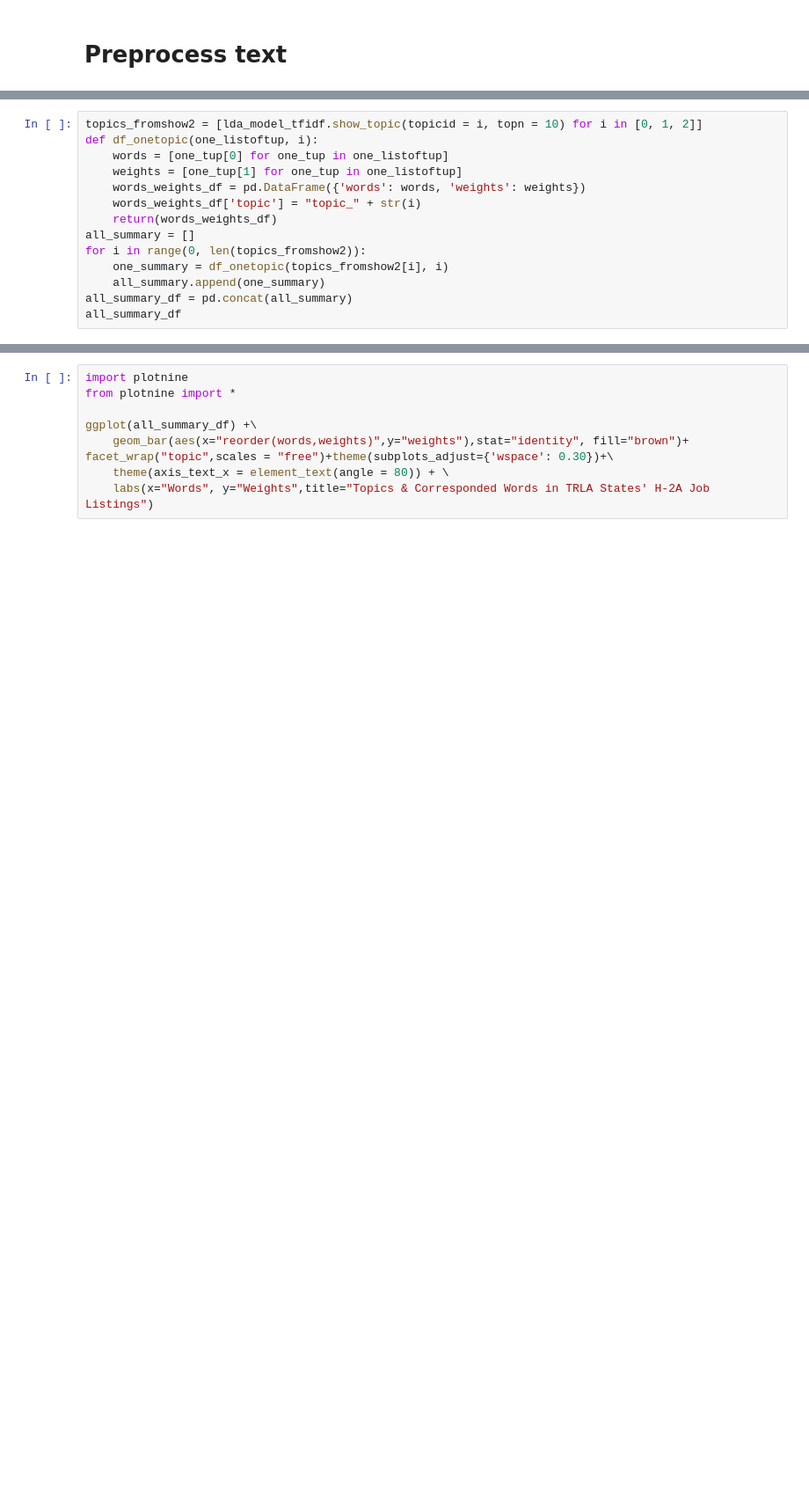
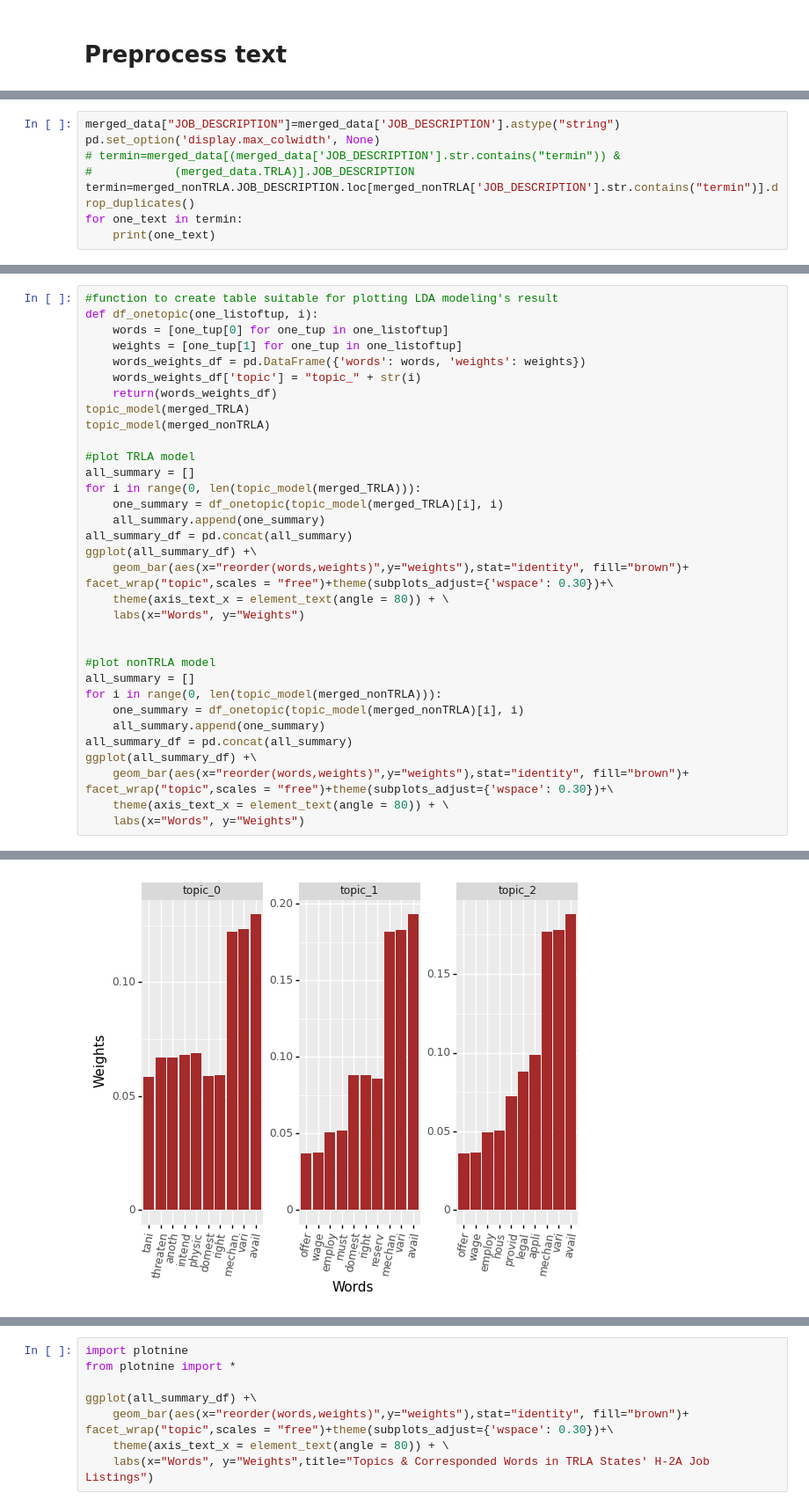
Before and after one commit to euniceyliu/TextAnalysis, a Jupyter notebook: code/02_textpreprocess_topicmod.ipynb, the cells around one changed output, grey strips where cells are left out. Shown: that part at 88% size. Drawn from its saved outputs; the diff is of its cells as text; blank space fills up the shorter version.

```diff
--- a/code/02_textpreprocess_topicmod.ipynb
+++ b/code/02_textpreprocess_topicmod.ipynb
@@ -173,0 +131,8 @@ Text(0, 0.5, 'Tf-idf Score')
+# %%
+merged_data["JOB_DESCRIPTION"]=merged_data['JOB_DESCRIPTION'].astype("string")
+pd.set_option('display.max_colwidth', None)
+# termin=merged_data[(merged_data['JOB_DESCRIPTION'].str.contains("termin")) &
+#            (merged_data.TRLA)].JOB_DESCRIPTION
+termin=merged_nonTRLA.JOB_DESCRIPTION.loc[merged_nonTRLA['JOB_DESCRIPTION'].str.contains("termin")].drop_duplicates()
+for one_text in termin:
+    print(one_text)
@@ -206,15 +196,34 @@ for topic in topics:
 # %%
-topics_fromshow2 = [lda_model_tfidf.show_topic(topicid = i, topn = 10) for i in [0, 1, 2]]
+#function to create table suitable for plotting LDA modeling's result
 def df_onetopic(one_listoftup, i):
     words = [one_tup[0] for one_tup in one_listoftup]
     weights = [one_tup[1] for one_tup in one_listoftup]
     words_weights_df = pd.DataFrame({'words': words, 'weights': weights})
     words_weights_df['topic'] = "topic_" + str(i)
     return(words_weights_df)
+topic_model(merged_TRLA)
+topic_model(merged_nonTRLA)
+
+#plot TRLA model
 all_summary = []
-for i in range(0, len(topics_fromshow2)):
-    one_summary = df_onetopic(topics_fromshow2[i], i)
+for i in range(0, len(topic_model(merged_TRLA))):
+    one_summary = df_onetopic(topic_model(merged_TRLA)[i], i)
     all_summary.append(one_summary)
 all_summary_df = pd.concat(all_summary)
-all_summary_df
+ggplot(all_summary_df) +\
+    geom_bar(aes(x="reorder(words,weights)",y="weights"),stat="identity", fill="brown")+ facet_wrap("topic",scales = "free")+theme(subplots_adjust={'wspace': 0.30})+\
+    theme(axis_text_x = element_text(angle = 80)) + \
+    labs(x="Words", y="Weights")
+
+
+#plot nonTRLA model
+all_summary = []
+for i in range(0, len(topic_model(merged_nonTRLA))):
+    one_summary = df_onetopic(topic_model(merged_nonTRLA)[i], i)
+    all_summary.append(one_summary)
+all_summary_df = pd.concat(all_summary)
+ggplot(all_summary_df) +\
+    geom_bar(aes(x="reorder(words,weights)",y="weights"),stat="identity", fill="brown")+ facet_wrap("topic",scales = "free")+theme(subplots_adjust={'wspace': 0.30})+\
+    theme(axis_text_x = element_text(angle = 80)) + \
+    labs(x="Words", y="Weights")
 # %% [output]
@@ -237,0 +264 @@ all_summary_df
+[figure, added]
```
Also changed, not shown: parts of 21 cells of this notebook.
